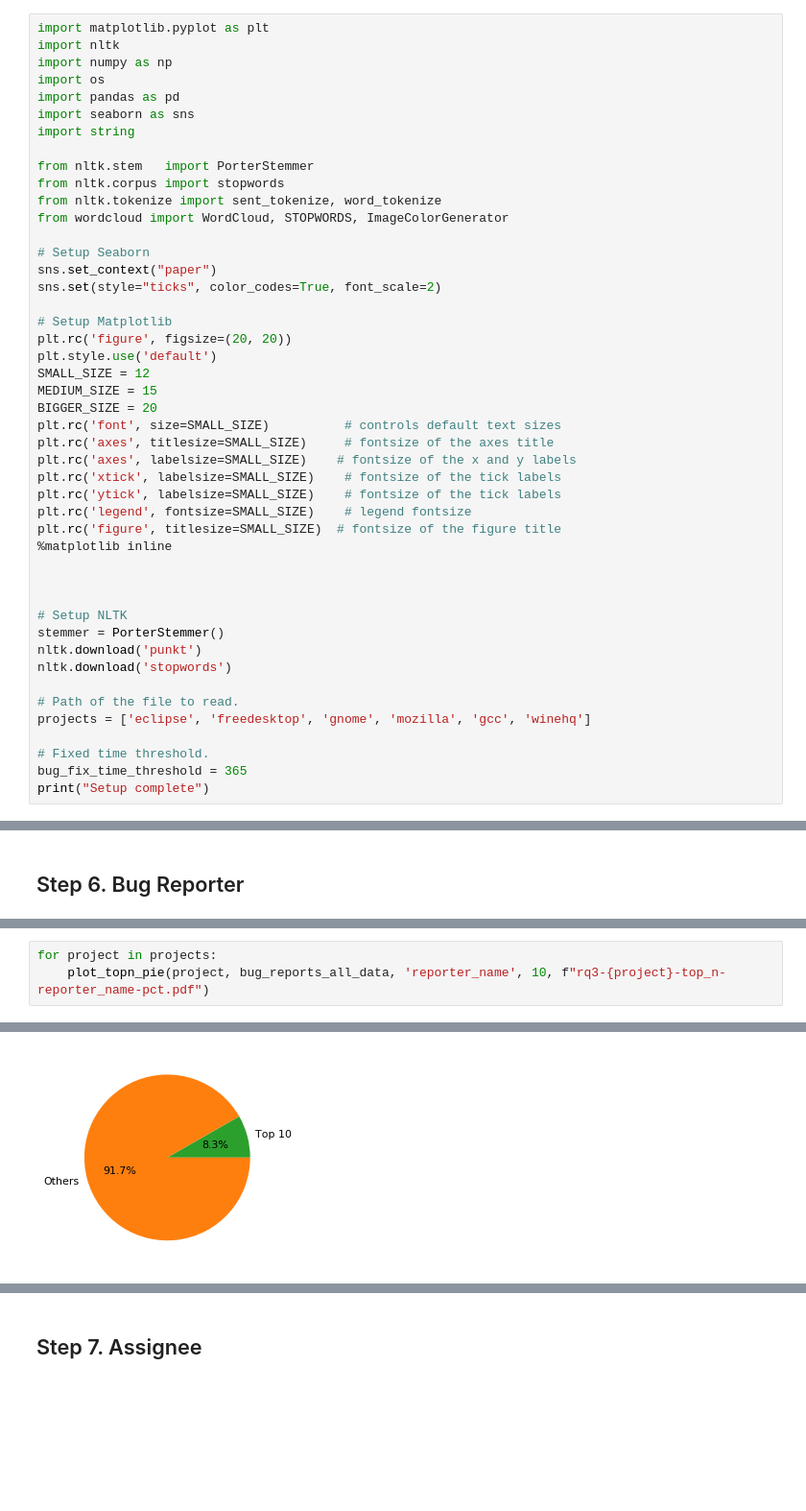
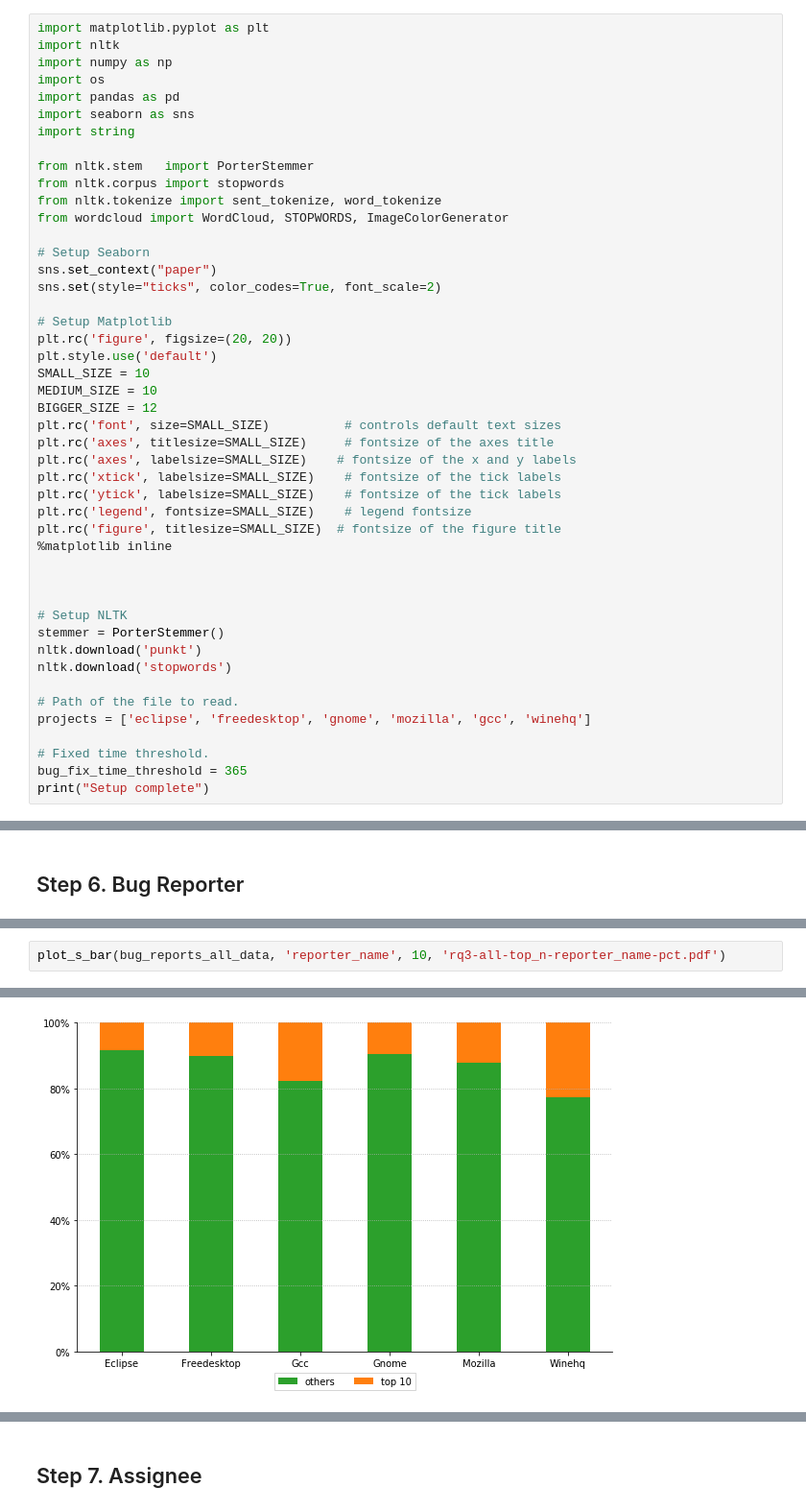
Before and after one commit to gomesluiz/my-doctorate, a Jupyter notebook: projects/long-lived-bug-prediction/notebooks/20191219_long_lived_prediction_rq3_data_analysis.ipynb, the cells around one changed output, grey strips where cells are left out. Shown at 96% size. Cells and saved outputs as stored; diff of their text form; blank space fills up the shorter version.

```diff
--- a/projects/long-lived-bug-prediction/notebooks/20191219_long_lived_prediction_rq3_data_analysis.ipynb
+++ b/projects/long-lived-bug-prediction/notebooks/20191219_long_lived_prediction_rq3_data_analysis.ipynb
@@ -46,9 +46,9 @@ sns.set(style="ticks", color_codes=True, font_scale=2)
 # Setup Matplotlib
 plt.rc('figure', figsize=(20, 20))
 plt.style.use('default')
-SMALL_SIZE = 12
-MEDIUM_SIZE = 15
-BIGGER_SIZE = 20
+SMALL_SIZE = 10
+MEDIUM_SIZE = 10
+BIGGER_SIZE = 12
 plt.rc('font', size=SMALL_SIZE)          # controls default text sizes
 plt.rc('axes', titlesize=SMALL_SIZE)     # fontsize of the axes title
 plt.rc('axes', labelsize=SMALL_SIZE)    # fontsize of the x and y labels
@@ -334,4 +375,3 @@ def plot_top_n_pie(column, n=10):
 # %%
-for project in projects:
-    plot_topn_pie(project, bug_reports_all_data, 'reporter_name', 10, f"rq3-{project}-top_n-reporter_name-pct.pdf")
+plot_s_bar(bug_reports_all_data, 'reporter_name', 10, 'rq3-all-top_n-reporter_name-pct.pdf')
 # %% [output]
@@ -344 +378 @@ for project in projects:
-[figure, old version]
+[figure, new version]
```
Also changed, not shown: parts of 15 cells of this notebook, 48 other files.
